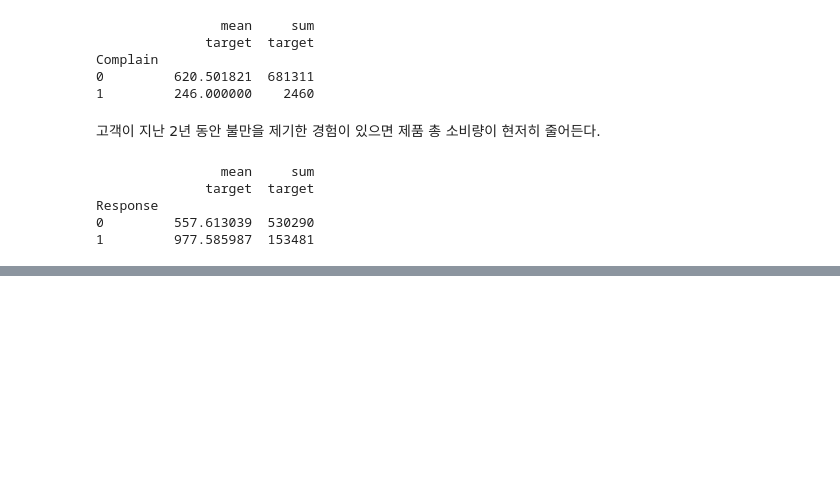
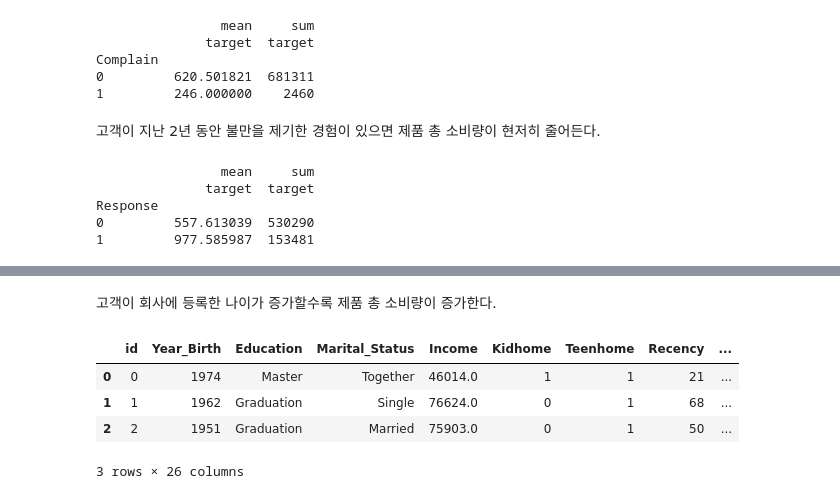
Before and after one commit to Park-Young-Bin/Python_Projects, a Jupyter notebook: 데이콘/[데이콘] 소비자 데이터 기반 소비 예측 경진대회.ipynb, the cells around one changed output, grey strips where cells are left out. Saved outputs shown, nothing was run; the diff lists cells and outputs as text; code cells hidden in the pictures; blank space fills up the shorter version.

```diff
--- a/데이콘/[데이콘] 소비자 데이터 기반 소비 예측 경진대회.ipynb
+++ b/데이콘/[데이콘] 소비자 데이터 기반 소비 예측 경진대회.ipynb
@@ -209,0 +279,12 @@ Response
+# %% [markdown]
+고객이 회사에 등록한 나이가 증가할수록 제품 총 소비량이 증가한다.
+# %%
+# Dt_Customer 변수 삭제
+train.drop(columns=['Dt_Customer', 'id'], inplace = True)
+train.head(3)
+# %% [output]
+|  | id | Year_Birth | Education | Marital_Status | Income | Kidhome | Teenhome | Recency | ... |
+| 0 | 0 | 1974 | Master | Together | 46014.0 | 1 | 1 | 21 | ... |
+| 1 | 1 | 1962 | Graduation | Single | 76624.0 | 0 | 1 | 68 | ... |
+| 2 | 2 | 1951 | Graduation | Married | 75903.0 | 0 | 1 | 50 | ... |
+3 rows × 26 columns
```
Also changed, not shown: parts of 11 cells of this notebook.
